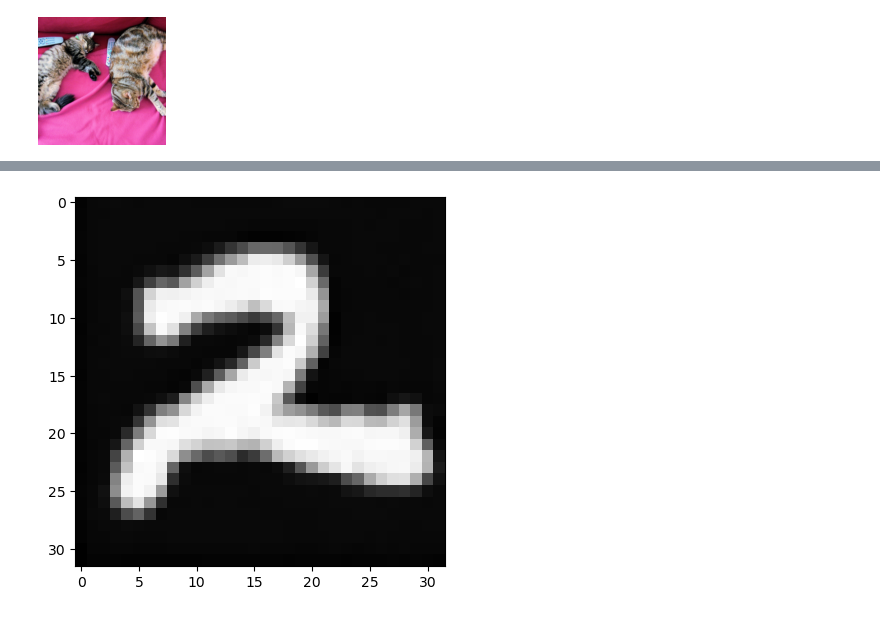
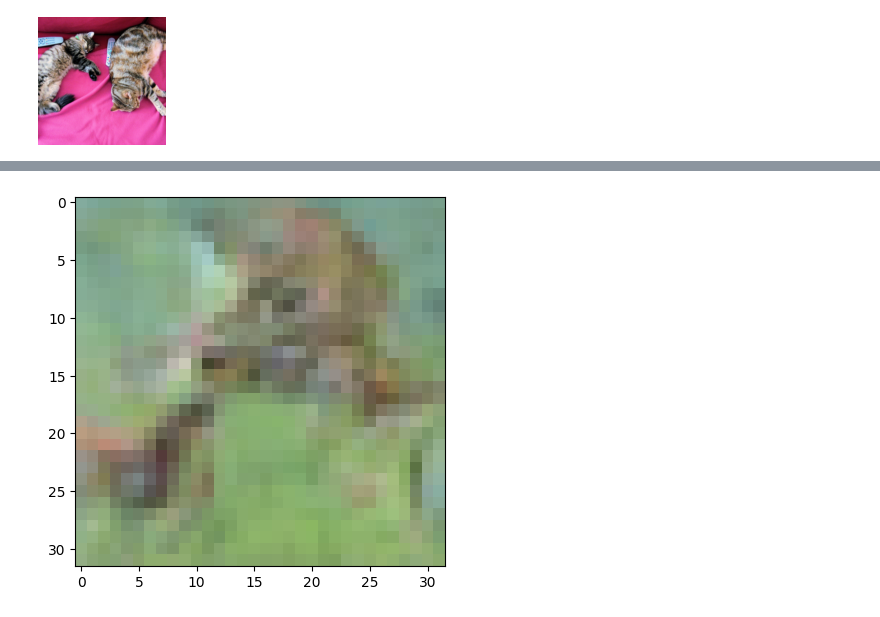
Before and after one commit to jun-tian/CS182_Project_diffusion, a Jupyter notebook: demo_with_spatial.ipynb, the cells around one changed output, grey strips where cells are left out. Saved outputs shown, nothing was run; the diff lists cells and outputs as text; code cells hidden in the pictures.

Commit message:
Fix bugs with the model, everything should run correctly

```diff
--- a/demo_with_spatial.ipynb
+++ b/demo_with_spatial.ipynb
@@ -732,0 +760,2 @@ dict_keys(['pixel_values', 'text'])
+# %%
+textembedder = FrozenCLIPEmbedder().to(torch_device)
@@ -733,4 +766,19 @@ dict_keys(['pixel_values', 'text'])
 # %%
+sample_text = [
+    'This is a photo of a airplane',
+    'This is a photo of a automobile',
+    'This is a photo of a bird',
+    'This is a photo of a cat',
+    'This is a photo of a deer',
+    'This is a photo of a dog',
+    'This is a photo of a frog',
+    'This is a photo of a horse',
+    'This is a photo of a ship',
+    'This is a photo of a truck'
+]
+
+sample_embeddings = textembedder(sample_text)
+
 @torch.no_grad()
 def p_sample(model, x, t, t_index):
     betas_t = extract(betas, t, x.shape)
@@ -741,9 +789,8 @@ def p_sample(model, x, t, t_index):
 
     # Equation 11 in the paper
     # Use our model (noise predictor) to predict the mean
-    test_text = None
     model_mean = sqrt_recip_alphas_t * (
-        x - betas_t * model(x, t, test_text) / sqrt_one_minus_alphas_cumprod_t
+        x - betas_t * model(x, t, sample_embeddings) / sqrt_one_minus_alphas_cumprod_t
     )
 
     if t_index == 0:
@@ -770,8 +817,8 @@ def p_sample_loop(model, shape):
     return imgs
 
 @torch.no_grad()
-def sample(model, image_size, batch_size=16, channels=3):
-    return p_sample_loop(model, shape=(batch_size, channels, image_size, image_size))
+def sample(model, image_size, channels=3):
+    return p_sample_loop(model, shape=(len(sample_text), channels, image_size, image_size))
 # %%
 def num_to_groups(num, divisor):
     # split num into groups of size divisor
@@ -792,7 +839,7 @@ model = Unet(
     dim=image_size,
     channels=channels,
     dim_mults=(1, 2, 4,),
-    context_dim=512
+    context_dim=768
 )
 model.to(torch_device)
 
@@ -846,0 +885,8 @@ plt.imshow(samples[-1][random_index].reshape(image_size, image_size, channels),
+# %%
+%matplotlib inline
+
+samples = torch.Tensor(sample(model, image_size, channels=channels))
+for index in range(len(sample_text)):
+  plt.figure(figsize=(1., 1.))
+  plt.imshow(unnormalize_to_zero_to_one(samples[-1][index].permute(1, 2, 0)).clamp(0, 1))
+  plt.title(sample_text[index])
@@ -847,14 +904,15 @@ plt.imshow(samples[-1][random_index].reshape(image_size, image_size, channels),
 # %%
-random_index = 12
+random_index = 8
 
 fig = plt.figure()
 ims = []
 for i in range(timesteps):
-    im = plt.imshow(samples[i][random_index].reshape(image_size, image_size, channels), cmap="gray", animated=True)
+    image = unnormalize_to_zero_to_one(samples[i][random_index].permute(1, 2, 0)).clamp(0, 1)
+    im = plt.imshow(image, cmap="gray", animated=True)
     ims.append([im])
 
 animate = animation.ArtistAnimation(fig, ims, interval=50, blit=True, repeat_delay=1000)
 animate.save('diffusion.gif')
 plt.show()
 # %% [output]
-[figure, old version]
+[figure, new version]
```
Also changed, not shown: parts of 12 cells of this notebook.
